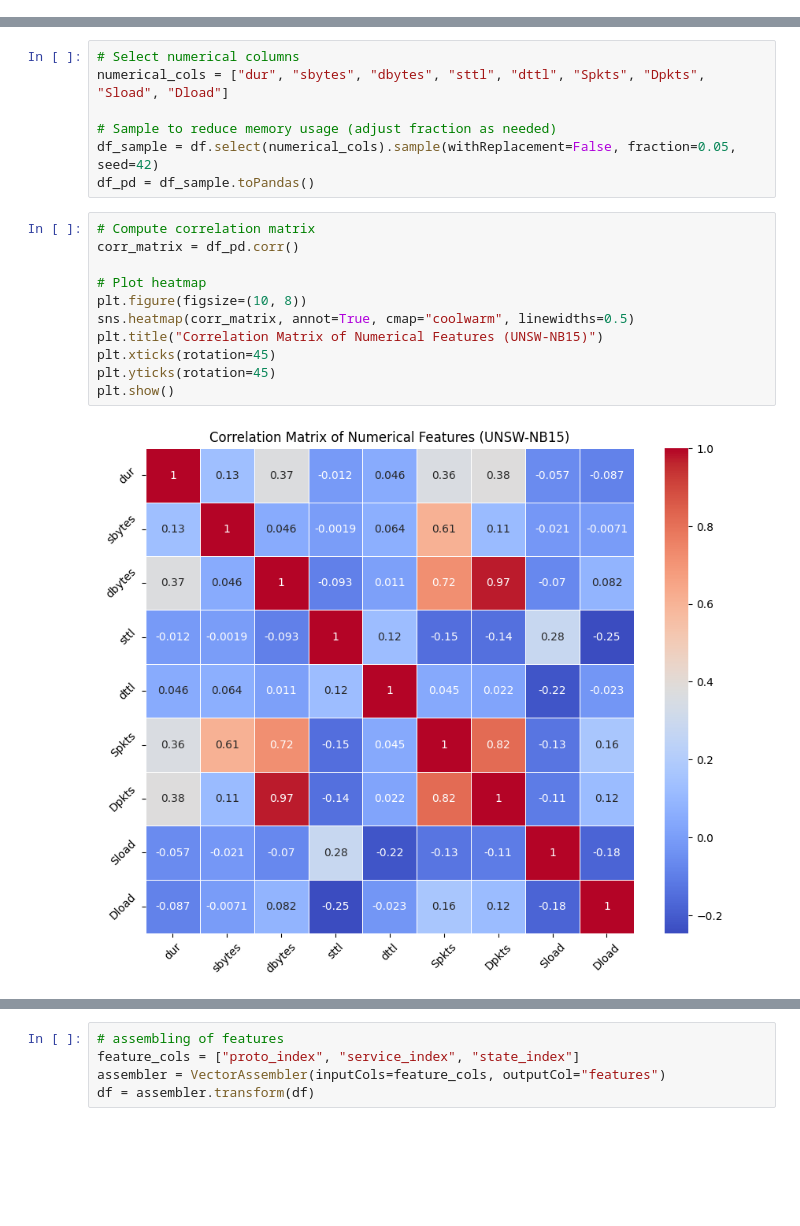
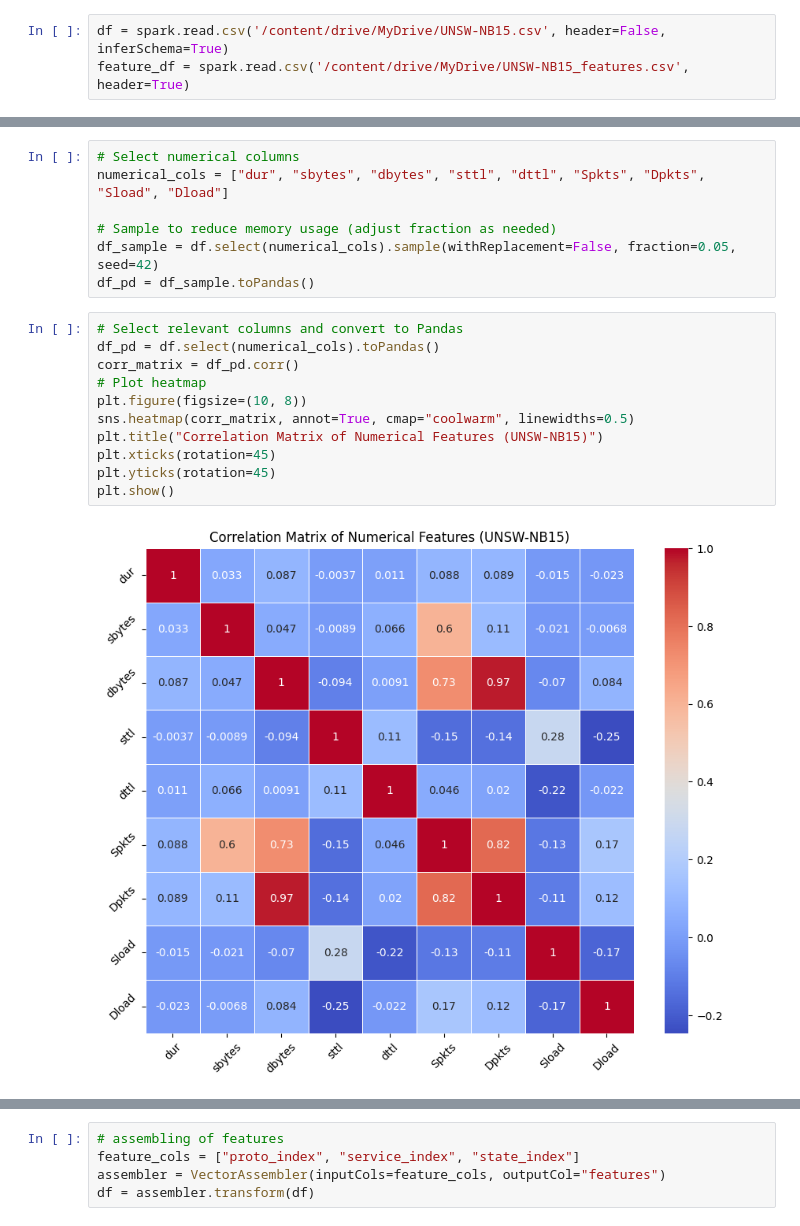
Before and after one commit to rayoo22/MNIST-ImageClassifier, a Jupyter notebook: multiclassifier_and_binary_classifier.ipynb, the cells around one changed output, grey strips where cells are left out. Saved outputs shown, nothing was run; the diff lists cells and outputs as text; blank space fills up the shorter version.

```diff
--- a/multiclassifier_and_binary_classifier.ipynb
+++ b/multiclassifier_and_binary_classifier.ipynb
@@ -49,3 +20,6 @@ only showing top 20 rows
+# %%
+df = spark.read.csv('/content/drive/MyDrive/UNSW-NB15.csv', header=False, inferSchema=True)
+feature_df = spark.read.csv('/content/drive/MyDrive/UNSW-NB15_features.csv', header=True)
 # %%
 feature_names = [row['Name'] for row in feature_df.collect()]
 # %%
@@ -110,17 +84,17 @@ numerical_cols = ["dur", "sbytes", "dbytes", "sttl", "dttl", "Spkts", "Dpkts", "
 df_sample = df.select(numerical_cols).sample(withReplacement=False, fraction=0.05, seed=42)
 df_pd = df_sample.toPandas()
 # %%
-# Compute correlation matrix
+# Select relevant columns and convert to Pandas
+df_pd = df.select(numerical_cols).toPandas()
 corr_matrix = df_pd.corr()
-
 # Plot heatmap
 plt.figure(figsize=(10, 8))
 sns.heatmap(corr_matrix, annot=True, cmap="coolwarm", linewidths=0.5)
 plt.title("Correlation Matrix of Numerical Features (UNSW-NB15)")
 plt.xticks(rotation=45)
 plt.yticks(rotation=45)
 plt.show()
 # %% [output]
-[figure, old version]
+[figure, new version]
 # %%
 # encode categorical columns
```
Also changed, not shown: parts of 10 cells of this notebook.
